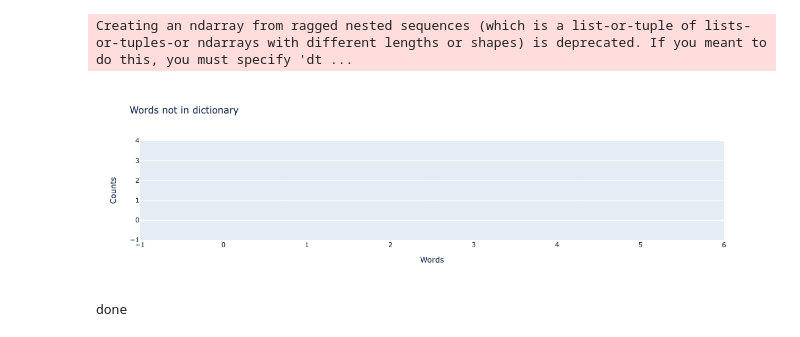
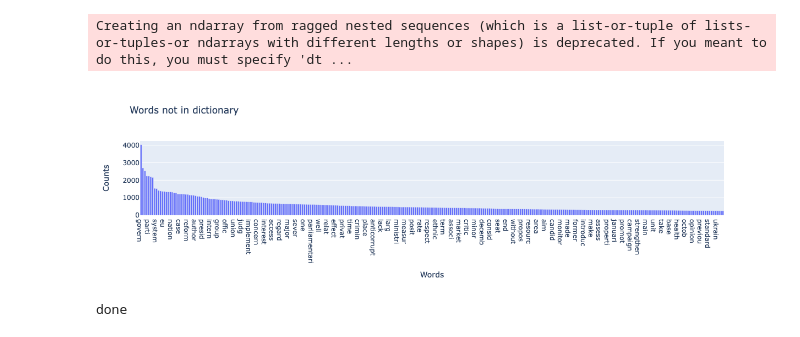
Before and after one commit to backdem/democracy-topic-model, a Jupyter notebook: src/dictionary_model.ipynb, the cells around one changed output. Cells and saved outputs as stored; diff of their text form; code cells hidden in the pictures.

Commit message:
counting ngrams

```diff
--- a/src/dictionary_model.ipynb
+++ b/src/dictionary_model.ipynb
@@ -88,7 +88,12 @@ def get_ngrams(data_list, n):
 def get_dict_counts(tokens, stemmed_seeds):
     counts = np.zeros(len(stemmed_seeds))
     non_tracked_tokens = {}
+    # get corpus size from number of ngrams using the formula:
+    # corpus_size = no_ngrams + n - 1
     n = len(tokens[0])
+    no_ngrams = len(tokens)
+    corpus_size = no_ngrams + n - 1
+    d = corpus_size/n
     for token in tokens:
         found = False
         for i in range(len(stemmed_seeds)):
@@ -98,7 +103,7 @@ def get_dict_counts(tokens, stemmed_seeds):
         if not found:
             non_tracked_tokens.setdefault(token, 0)
             non_tracked_tokens[token] += 1
-    norms = [c/(len(tokens)/n) for c in counts if len(tokens) > 0]
+    norms = [c/d for c in counts if len(tokens) > 0]
     return (counts, norms, non_tracked_tokens)
 # %%
 def get_vocab_counts(tokens):
@@ -117,7 +122,7 @@ countries, years, all_countries_data = utils.get_countries_data(data_file)
 # load dictionary of topics
 # strcuture [{"name": TOPIC_NAME, "words": NGRAMS_OF_KEYWORDS}, ...]
 dict_file = '../data/dict_2.json'
-n = 3
+n = 1
 dictionary,topics = utils.get_seed_lists(dict_file, n, exact=True )
 dictionary = np.squeeze(list(dictionary))
 ngram_dict = []
@@ -147,6 +152,10 @@ for country in countries:
     if n == 1:
         # Count single ngram
         tokens = get_stemmed_tokens(data_list)
+
+        if(len(tokens) == 0):
+            continue
+
         stem_word_dict = get_stem_word_dict(data_list, stem_word_dict)
         counts, norms, others = get_dict_counts(tokens, ngram_dict)
         non_tracked_tokens = dict(Counter(non_tracked_tokens) + Counter(others))
@@ -171,21 +180,21 @@ for country in countries:
 # %%
 # plot non tracked tokens
 sorted_data = sorted(non_tracked_tokens.items(), key=lambda x: x[1], reverse=True)
 
-top = dict(itertools.islice(sorted_data, 1000))
+top = dict(itertools.islice(sorted_data, 300))
 
 x = list(top.keys())
 y = list(top.values())
 
 fig = go.Figure(data=go.Bar(x=x, y=y))
 
 # Customize the layout (optional)
 fig.update_layout(title='Words not in dictionary', xaxis_title='Words', yaxis_title='Counts')
 
 # Display the chart
 fig.show()
 # %% [output]
-[figure, old version]
+[figure, new version]
 # %%
 with open('missing_words.txt', 'w') as file:
     for stem in top.keys():
```
Also changed, not shown: parts of 2 cells of this notebook.
